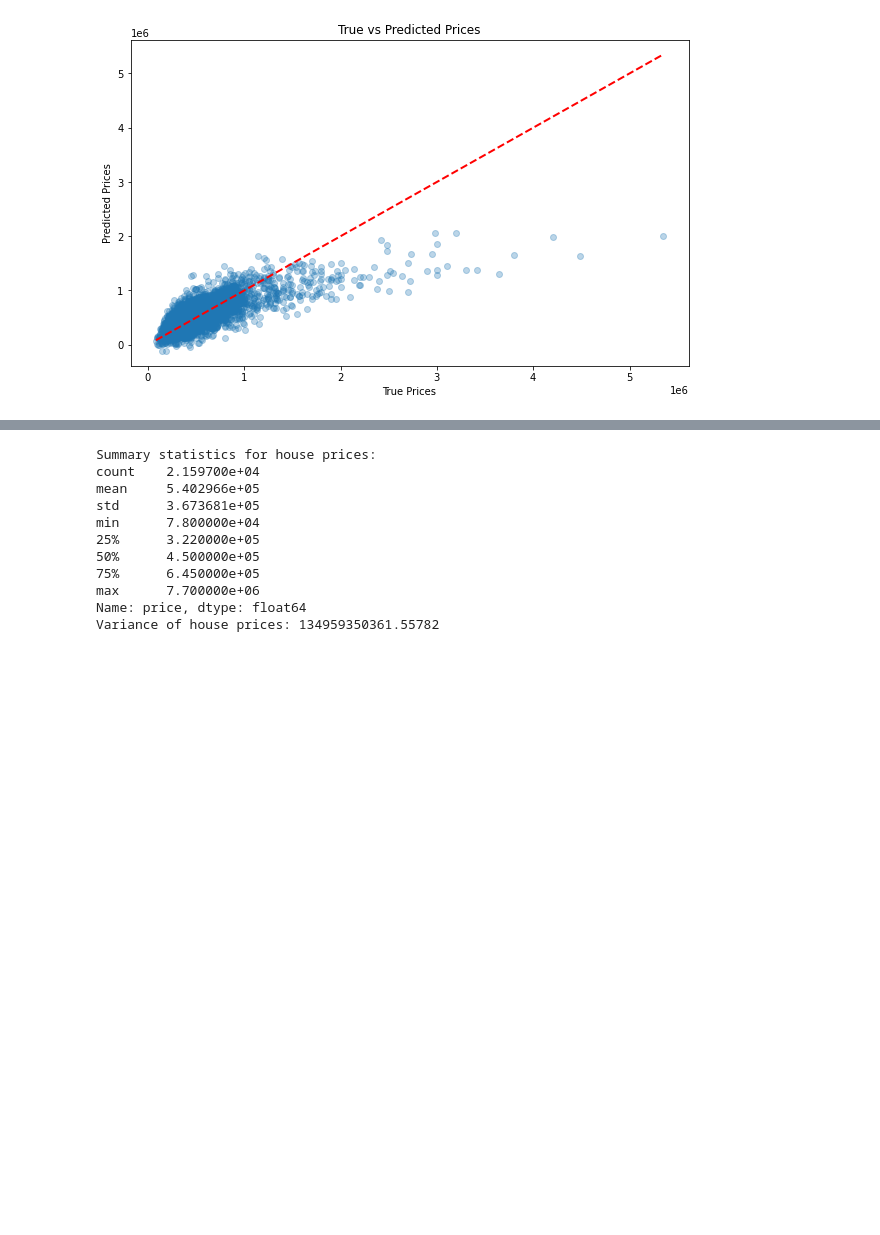
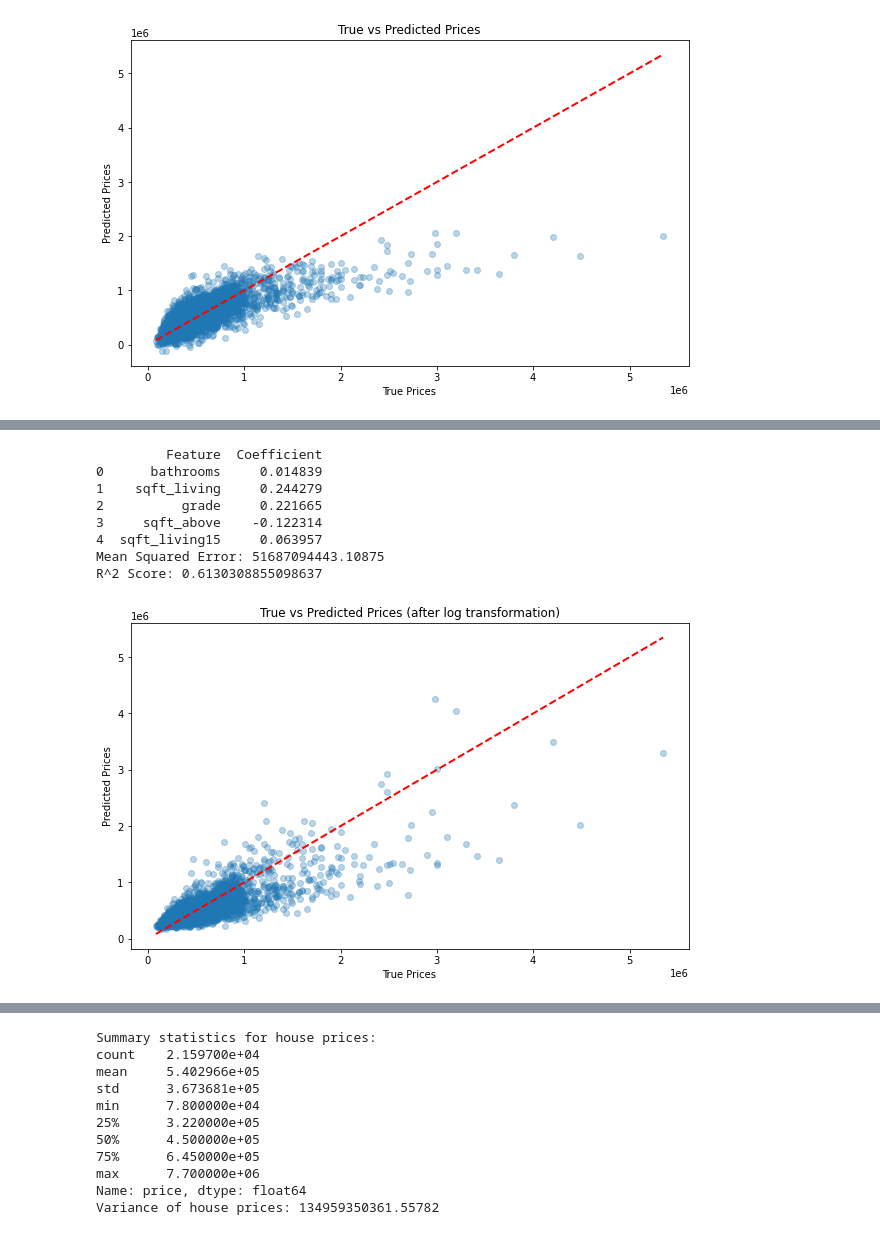
Before and after one commit to bourzat/group-2-phase-2-project, a Jupyter notebook: index.ipynb, the cells around one changed output, grey strips where cells are left out. Drawn from its saved outputs; the diff is of its cells as text; code cells hidden in the pictures; blank space fills up the shorter version.

```diff
--- a/index.ipynb
+++ b/index.ipynb
@@ -570,0 +672,43 @@ plt.show()
+# %%
+# Create and train the linear regression model
+model = LinearRegression()
+model.fit(x_train_scaled, y_train)
+
+# Display model coefficients
+coefficients = pd.DataFrame({
+    'Feature': x.columns,
+    'Coefficient': model.coef_
+})
+print(coefficients)
+
+# Make predictions on the test set
+y_pred_log = model.predict(x_test_scaled)
+
+# Convert predictions back to original scale
+y_pred = np.exp(y_pred_log)
+
+# Evaluate the model
+mse = mean_squared_error(np.exp(y_test), np.exp(y_pred_log))
+r2 = r2_score(np.exp(y_test), np.exp(y_pred_log))
+
+print(f"Mean Squared Error: {mse}")
+print(f"R^2 Score: {r2}")
+
+# Plotting the true vs predicted prices to see how strong our model is
+plt.figure(figsize=(10, 6))
+plt.scatter(np.exp(y_test), np.exp(y_pred_log), alpha=0.3)
+plt.plot([np.exp(y_test).min(), np.exp(y_test).max()], [np.exp(y_test).min(), np.exp(y_test).max()], color='red', linestyle='--', linewidth=2)
+plt.xlabel('True Prices')
+plt.ylabel('Predicted Prices')
+plt.title('True vs Predicted Prices (after log transformation)')
+plt.show()
+# %% [output]
+         Feature  Coefficient
+0      bathrooms     0.014839
+1    sqft_living     0.244279
+2          grade     0.221665
+3     sqft_above    -0.122314
+4  sqft_living15     0.063957
+Mean Squared Error: 51687094443.10875
+R^2 Score: 0.6130308855098637
+[figure, added]
```
Also changed, not shown: parts of 11 cells of this notebook.
